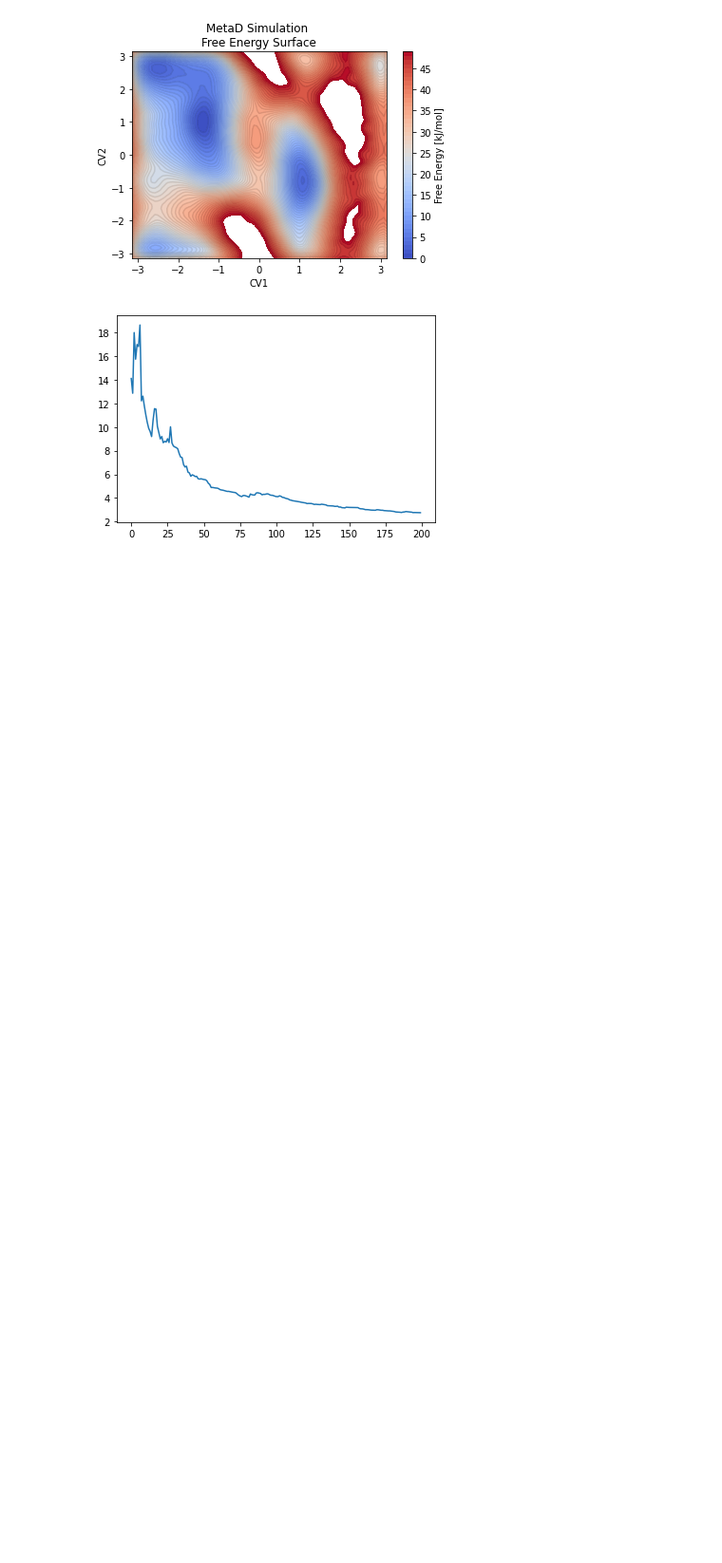
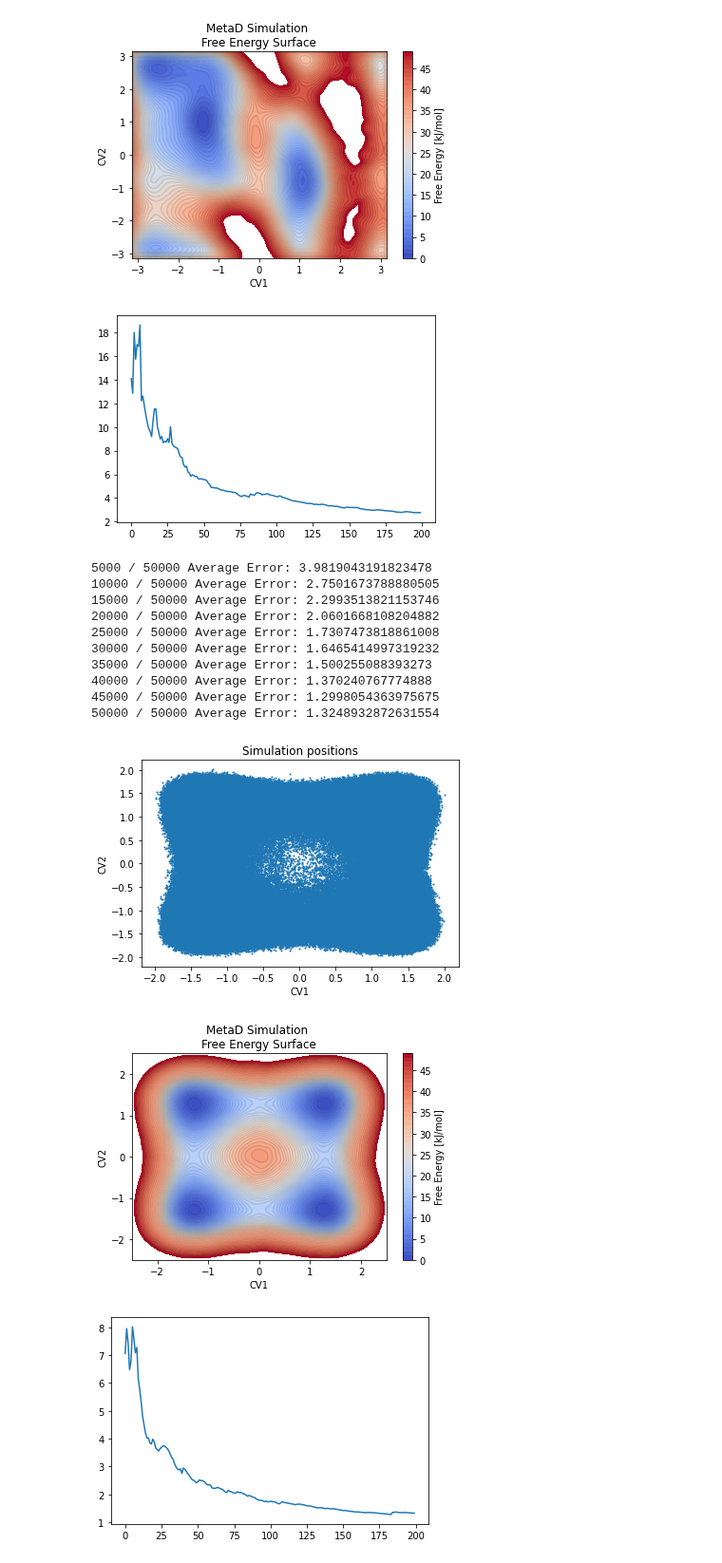
Before and after one commit to mme-ucl/MFI, a Jupyter notebook: MFI_notebook.ipynb, the cells around one changed output. Shown at 95% size. Cells and saved outputs as stored; diff of their text form; code cells hidden in the pictures; blank space fills up the shorter version.

```diff
--- a/MFI_notebook.ipynb
+++ b/MFI_notebook.ipynb
@@ -51,3 +51,47 @@ plt.show()
 [figure]
 [figure]
 [figure]
+# %%
+#Read the HILLS file
+HILLS=MFI.load_HILLS_2D(hills_name="HILLS_potential")
+
+#Read the Colvar File
+[position_x, position_y] = MFI.load_position_2D(position_name="position_potential")
+
+#Compute the time-independent mean force
+[Ftot_den, Ftot_x, Ftot_y, ofe_history] = MFI.MFI_2D(HILLS = HILLS, position_x = position_x, position_y = position_y, bw = 0.1, kT = 1, log_pace = 10, error_pace = 200, min_grid=-2.5, max_grid=2.5)
+
+#integration on a periodic domain
+[X, Y, FES] = MFI.FFT_intg_2D(Ftot_x, Ftot_y, min_grid=-2.5, max_grid=2.5)
+
+plt.scatter(position_x,position_y,s=1)
+plt.title("Simulation positions")
+plt.xlabel("CV1")
+plt.ylabel("CV2")
+plt.show()
+
+plt.figure(1)
+plt.contourf(X, Y, FES, levels=range(0,50,1), cmap='coolwarm');
+plt.colorbar(label="Free Energy [kJ/mol]")
+plt.contour(X, Y, FES, levels=range(0,50,1), colors="black", alpha=0.1);
+plt.xlabel(r"CV1")
+plt.ylabel(r"CV2")
+plt.title("MetaD Simulation \nFree Energy Surface")
+plt.show()
+
+plt.plot(range(len(ofe_history)), ofe_history)
+plt.show()
+# %% [output]
+5000 / 50000 Average Error: 3.9819043191823478
+10000 / 50000 Average Error: 2.7501673788880505
+15000 / 50000 Average Error: 2.2993513821153746
+20000 / 50000 Average Error: 2.0601668108204882
+25000 / 50000 Average Error: 1.7307473818861008
+30000 / 50000 Average Error: 1.6465414997319232
+35000 / 50000 Average Error: 1.500255088393273
+40000 / 50000 Average Error: 1.370240767774888
+45000 / 50000 Average Error: 1.2998054363975675
+50000 / 50000 Average Error: 1.3248932872631554
+[figure, added]
+[figure, added]
+[figure, added]
```
Also changed, not shown: parts of 1 cell of this notebook, 15 other files.
